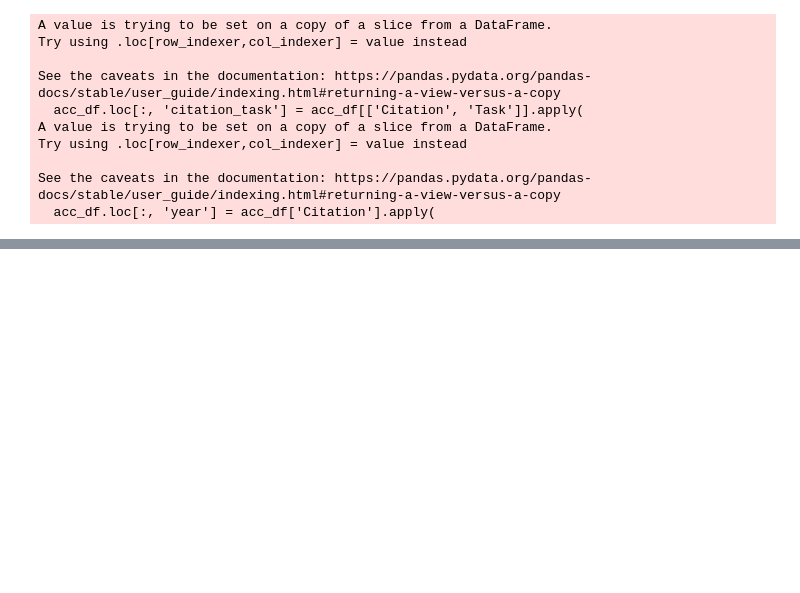
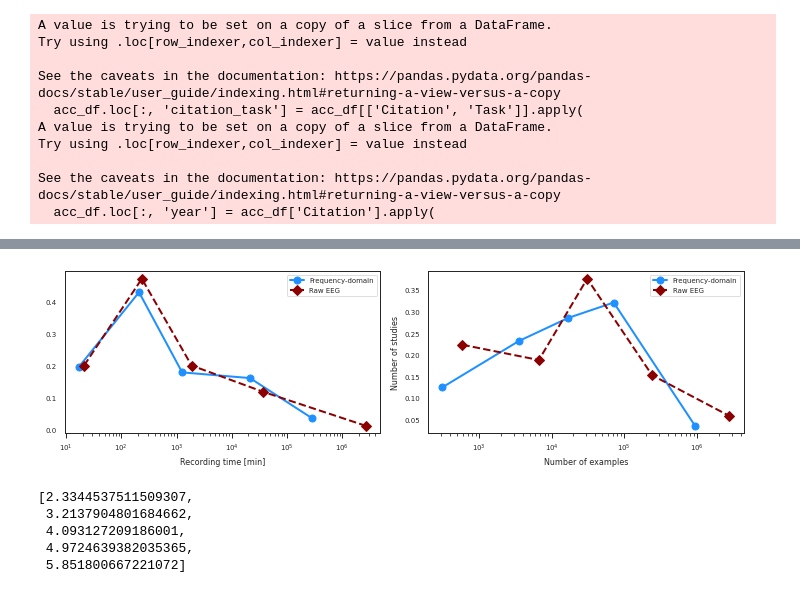
Before and after one commit to sliwy/dl-eeg-review, a Jupyter notebook: code/dataset_size_vs_acc.ipynb, the cells around one changed output, grey strips where cells are left out. Drawn from its saved outputs; the diff is of its cells as text; code cells hidden in the pictures; blank space fills up the shorter version.

```diff
--- a/code/dataset_size_vs_acc.ipynb
+++ b/code/dataset_size_vs_acc.ipynb
@@ -156,0 +318,61 @@ plt.savefig('../figs/dataset_size_vs_acc.png', dpi=350)
+# %%
+fig, axes = plt.subplots(
+    ncols=2, figsize=(10, 3))
+axes[0].set(xscale='log', yscale='linear')
+bins=None
+for features, marker, color in zip([['Frequency-domain'], ['Raw EEG']], ['o-', 'D--'], ['dodgerblue', 'darkred']):
+    if bins is None:
+        bins = 5
+    else:
+        pass
+    x = binned_statistic(
+        np.log10(data_df_beg[data_df_beg['Features (clean)'].isin(features)][col2]),
+        np.log10(data_df_beg[data_df_beg['Features (clean)'].isin(features)][col2]),
+        statistic="mean", bins=bins)
+    print(x)
+    bins = 5
+    x = pd.Series(x[0])
+    x = np.power(10, x)
+    y = pd.Series(binned_statistic(
+        np.log10(data_df_beg[data_df_beg['Features (clean)'].isin(features)][col2]),
+        data_df_beg[data_df_beg['Features (clean)'].isin(features)]['Citation'],
+        statistic="count", bins=bins)[0])
+    y=y/y.sum()
+    axes[0].plot(x, y, marker, label=features[0], color=color, linewidth=2, markersize=7)
+axes[0].legend()
+min_val = int(np.floor(np.log10(x.min())))
+max_val = int(np.ceil(np.log10(x.max())))
+# axes[2].set_xticks(np.power(10, range(min_val, max_val + 1)))
+axes[0].set_xlabel('Recording time [min]')
+axes[1].set_ylabel('Number of studies')
+
+
+axes[1].set(xscale='log', yscale='linear')
+bins=None
+for features, marker, color in zip([['Frequency-domain'], ['Raw EEG']], ['o-', 'D--'], ['dodgerblue', 'darkred']):
+    if bins is None:
+        bins = 5
+    else:
+        pass
+    x = binned_statistic(
+        np.log10(data_df_beg[data_df_beg['Features (clean)'].isin(features)][col]),
+        np.log10(data_df_beg[data_df_beg['Features (clean)'].isin(features)][col]),
+        statistic="mean", bins=bins)
+    print(x)
+    bins = 5
+    xerr = x[1]
+    x = pd.Series(x[0]).dropna()
+    x = np.power(10, x)
+    y = pd.Series(binned_statistic(
+        np.log10(data_df_beg[data_df_beg['Features (clean)'].isin(features)][col]),
+        data_df_beg[data_df_beg['Features (clean)'].isin(features)]['Citation'],
+        statistic="count", bins=bins)[0]).dropna()
+    y = y/y.sum()
+    axes[1].errorbar(x, y, yerr=None, xerr=None, fmt=marker, label=features[0], color=color, linewidth=2, markersize=7)
+axes[1].legend()
+min_val = int(np.floor(np.log10(x.min())))
+max_val = int(np.ceil(np.log10(x.max())))
+# axes[2].set_xticks(np.power(10, range(min_val, max_val + 1)))
+axes[1].set_xlabel('Number of examples')
+plt.tight_layout()
+# %% [output]
@@ -156,0 +399,9 @@ plt.savefig('../figs/dataset_size_vs_acc.png', dpi=350)
+[figure, added]
+# %%
+[np.mean(xerr[i:i+1]) for i in range(len(xerr)-1)]
+# %% [output]
+[2.3344537511509307,
+ 3.2137904801684662,
+ 4.093127209186001,
+ 4.9724639382035365,
+ 5.851800667221072]
```
Also changed, not shown: parts of 19 cells of this notebook, 1 other file.
